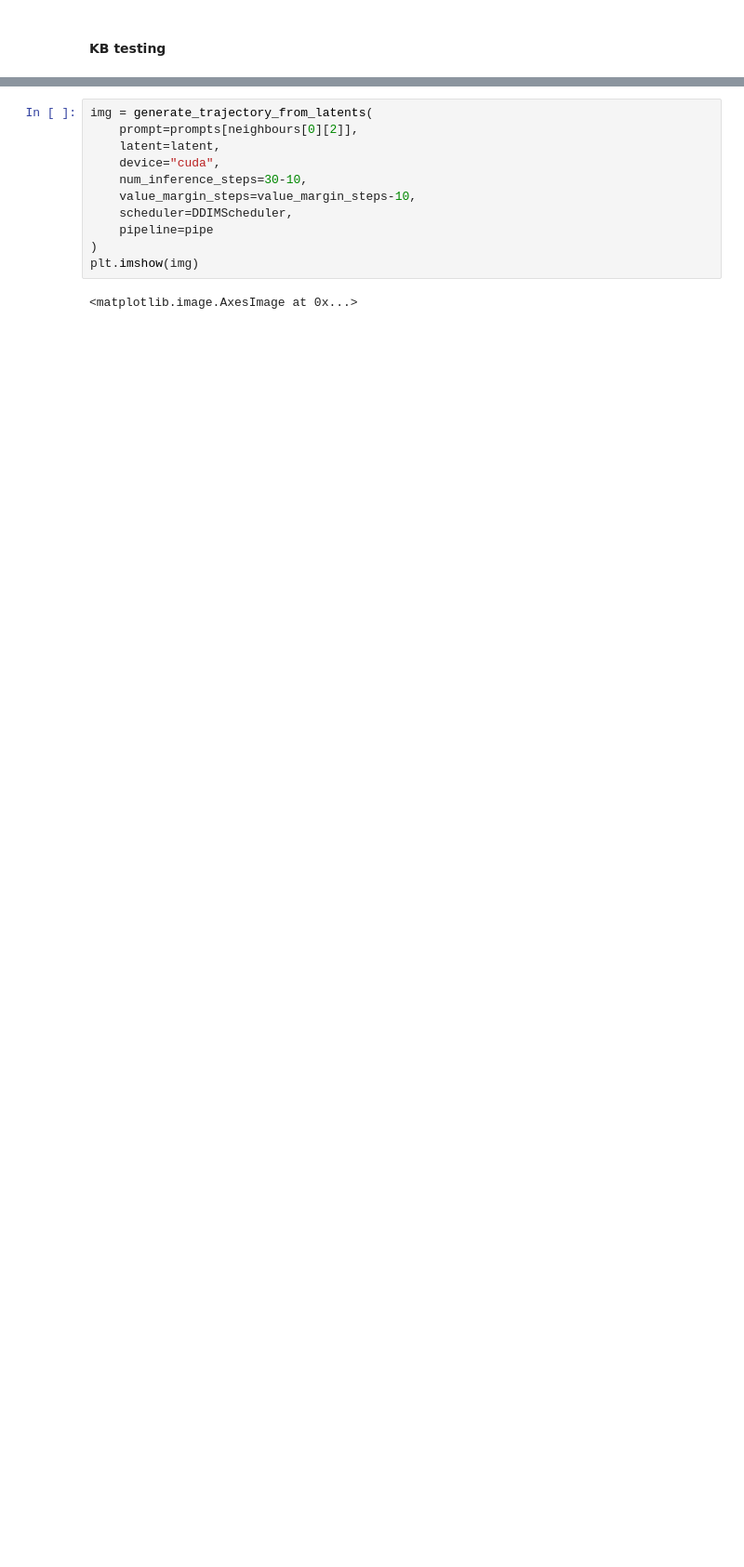
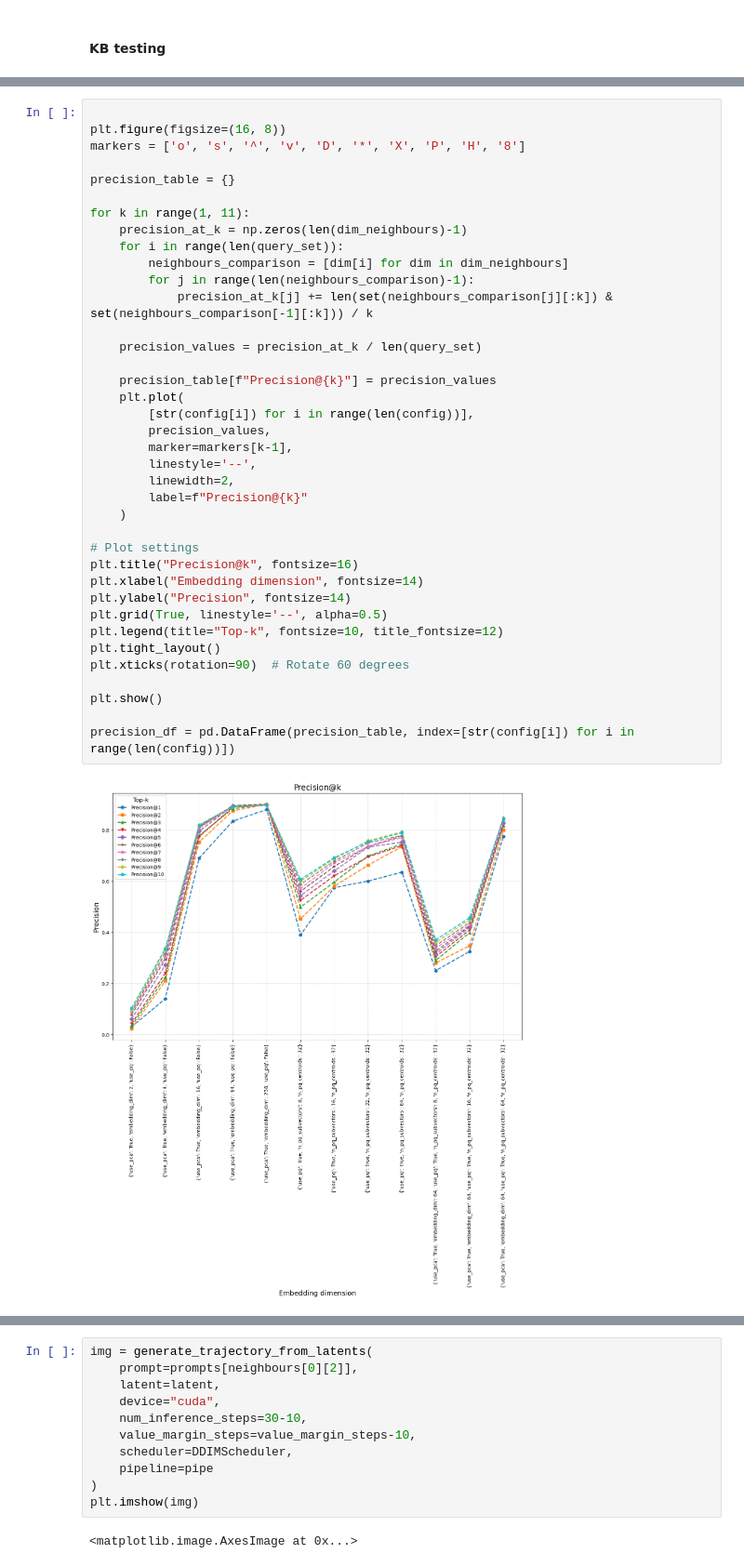
Before and after one commit to ontenkutsenko/Diffusion, a Jupyter notebook: src/notebooks/whole pipeline.ipynb, the cells around one changed output, grey strips where cells are left out. Shown at 93% size. Cells and saved outputs as stored; diff of their text form; blank space fills up the shorter version.

```diff
--- a/src/notebooks/whole pipeline.ipynb
+++ b/src/notebooks/whole pipeline.ipynb
@@ -326,0 +330,40 @@ plt.imshow(img)
+# %%
+
+plt.figure(figsize=(16, 8))
+markers = ['o', 's', '^', 'v', 'D', '*', 'X', 'P', 'H', '8']
+
+precision_table = {}
+
+for k in range(1, 11):
+    precision_at_k = np.zeros(len(dim_neighbours)-1)
+    for i in range(len(query_set)):
+        neighbours_comparison = [dim[i] for dim in dim_neighbours]
+        for j in range(len(neighbours_comparison)-1):
+            precision_at_k[j] += len(set(neighbours_comparison[j][:k]) & set(neighbours_comparison[-1][:k])) / k
+
+    precision_values = precision_at_k / len(query_set)
+
+    precision_table[f"Precision@{k}"] = precision_values
+    plt.plot(
+        [str(config[i]) for i in range(len(config))],
+        precision_values,
+        marker=markers[k-1],
+        linestyle='--',
+        linewidth=2,
+        label=f"Precision@{k}"
+    )
+
+# Plot settings
+plt.title("Precision@k", fontsize=16)
+plt.xlabel("Embedding dimension", fontsize=14)
+plt.ylabel("Precision", fontsize=14)
+plt.grid(True, linestyle='--', alpha=0.5)
+plt.legend(title="Top-k", fontsize=10, title_fontsize=12)
+plt.tight_layout()
+plt.xticks(rotation=90)  # Rotate 60 degrees
+
+plt.show()
+
+precision_df = pd.DataFrame(precision_table, index=[str(config[i]) for i in range(len(config))])
+# %% [output]
+[figure, added]
```
Also changed, not shown: parts of 57 cells of this notebook.
